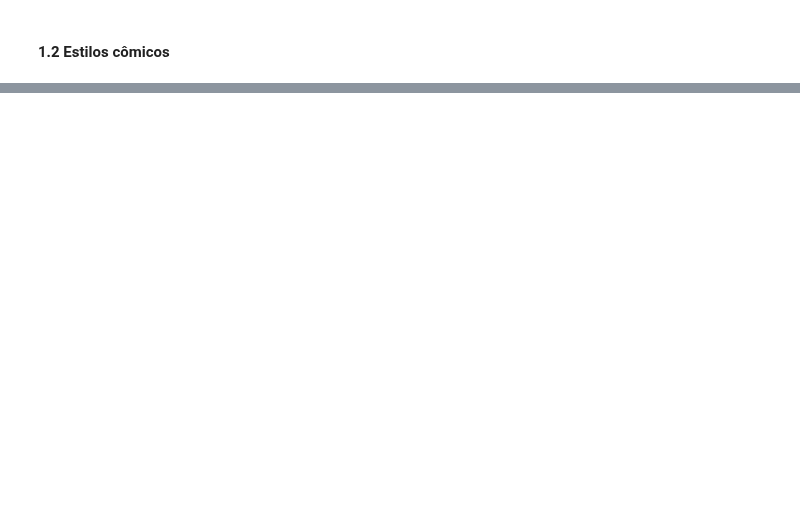
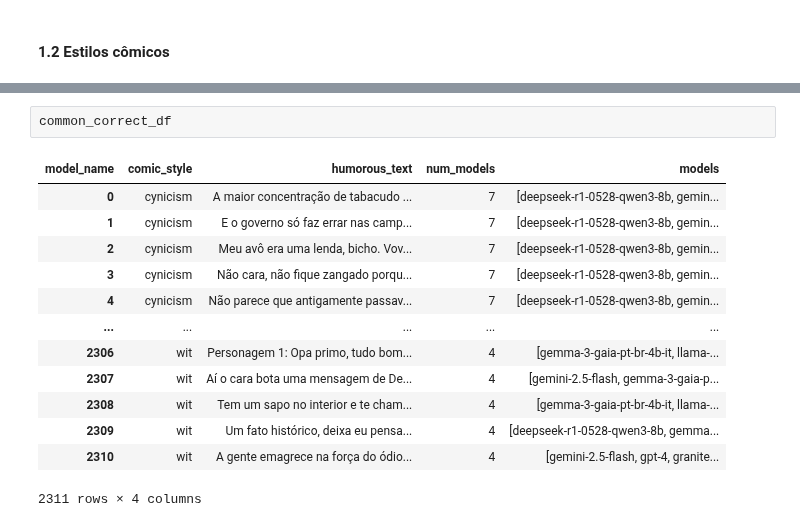
Before and after one commit to llm-pt-ibm/brazilian_northeast_humor_benchmark, a Jupyter notebook: results_exploration.ipynb, the cells around one changed output, grey strips where cells are left out. Drawn from its saved outputs; the diff is of its cells as text; blank space fills up the shorter version.

Commit message:
update models results

```diff
--- a/results_exploration.ipynb
+++ b/results_exploration.ipynb
@@ -273,0 +337,16 @@ punchlines_worse_results_df.head(2)
+# %%
+common_correct_df
+# %% [output]
+| model_name | comic_style | humorous_text | num_models | models |
+| 0 | cynicism | A maior concentração de tabacudo ... | 7 | [deepseek-r1-0528-qwen3-8b, gemin... |
+| 1 | cynicism | E o governo só faz errar nas camp... | 7 | [deepseek-r1-0528-qwen3-8b, gemin... |
+| 2 | cynicism | Meu avô era uma lenda, bicho. Vov... | 7 | [deepseek-r1-0528-qwen3-8b, gemin... |
+| 3 | cynicism | Não cara, não fique zangado porqu... | 7 | [deepseek-r1-0528-qwen3-8b, gemin... |
+| 4 | cynicism | Não parece que antigamente passav... | 7 | [deepseek-r1-0528-qwen3-8b, gemin... |
+| ... | ... | ... | ... | ... |
+| 2306 | wit | Personagem 1: Opa primo, tudo bom... | 4 | [gemma-3-gaia-pt-br-4b-it, llama-... |
+| 2307 | wit | Aí o cara bota uma mensagem de De... | 4 | [gemini-2.5-flash, gemma-3-gaia-p... |
+| 2308 | wit | Tem um sapo no interior e te cham... | 4 | [gemma-3-gaia-pt-br-4b-it, llama-... |
+| 2309 | wit | Um fato histórico, deixa eu pensa... | 4 | [deepseek-r1-0528-qwen3-8b, gemma... |
+| 2310 | wit | A gente emagrece na força do ódio... | 4 | [gemini-2.5-flash, gpt-4, granite... |
+2311 rows × 4 columns
```
Also changed, not shown: parts of 15 cells of this notebook, 4 other files.
